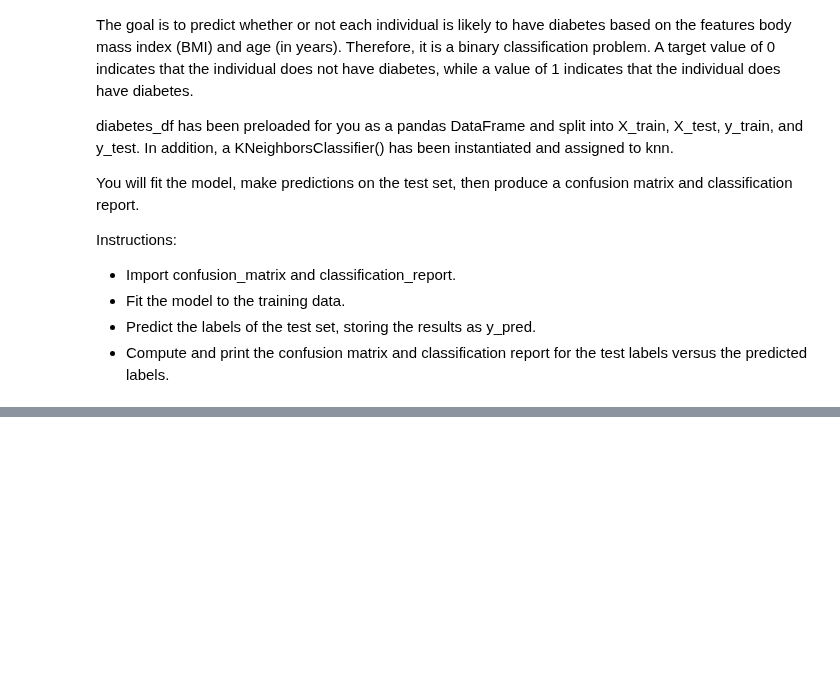
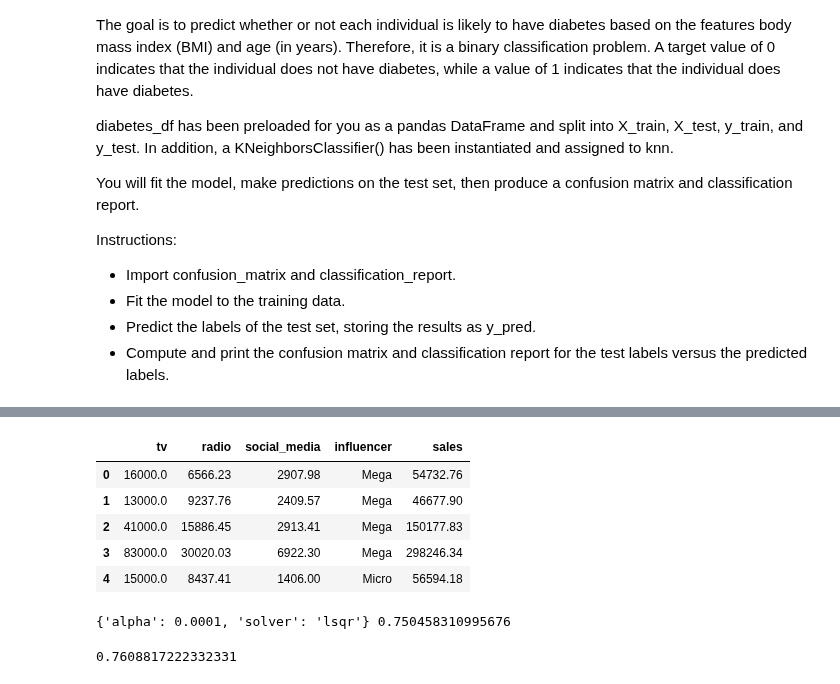
Before and after one commit to anhhaibkhn/Data-Science-selfstudy-notes-Blog, a Jupyter notebook: _notebooks/Supervised Learning with scikit-learn/2022-08-17-Chapter_3 Fine-Tuning Your Model.ipynb, the cells around one changed output, grey strips where cells are left out. Saved outputs shown, nothing was run; the diff lists cells and outputs as text; code cells hidden in the pictures; blank space fills up the shorter version.

```diff
--- a/_notebooks/Supervised Learning with scikit-learn/2022-08-17-Chapter_3 Fine-Tuning Your Model.ipynb
+++ b/_notebooks/Supervised Learning with scikit-learn/2022-08-17-Chapter_3 Fine-Tuning Your Model.ipynb
@@ -159,0 +418,40 @@ The model produced 168  true positives, 34 true negatives, 30 false negatives, a
+# %%
+sales_df = pd.read_csv('./datasets/advertising_and_sales_clean.csv', index_col=None)
+display(sales_df.head())
+
+
+# Create X from the radio column's values (.values to make sure they are numpy array)
+X = sales_df[['radio','social_media']].values
+
+# Create y from the sales column's values
+y = sales_df['sales'].values
+
+X_train, X_test, y_train, y_test = train_test_split(X, y, test_size=0.3, random_state=42)
+# %% [output]
+|  | tv | radio | social_media | influencer | sales |
+| 0 | 16000.0 | 6566.23 | 2907.98 | Mega | 54732.76 |
+| 1 | 13000.0 | 9237.76 | 2409.57 | Mega | 46677.90 |
+| 2 | 41000.0 | 15886.45 | 2913.41 | Mega | 150177.83 |
+| 3 | 83000.0 | 30020.03 | 6922.30 | Mega | 298246.34 |
+| 4 | 15000.0 | 8437.41 | 1406.00 | Micro | 56594.18 |
+# %%
+# GridSearchCV in scikit-learn
+from sklearn.linear_model import Ridge
+from sklearn.model_selection import GridSearchCV, KFold
+
+kf = KFold(n_splits=5, shuffle=True, random_state=42)
+param_grid = {  "alpha": np.arange(0.0001, 1, 10),
+                "solver": ["sag", "lsqr"]}
+
+ridge = Ridge()
+ridge_cv = GridSearchCV(ridge, param_grid, cv=kf)
+ridge_cv.fit(X_train, y_train)
+print(ridge_cv.best_params_, ridge_cv.best_score_)
+# %% [output]
+{'alpha': 0.0001, 'solver': 'lsqr'} 0.750458310995676
+# %%
+# Evaluating on the test set
+test_score = ridge_cv.score(X_test, y_test)
+print(test_score)
+# %% [output]
+0.7608817222332331
```
Also changed, not shown: parts of 44 cells of this notebook, 34 other files.
